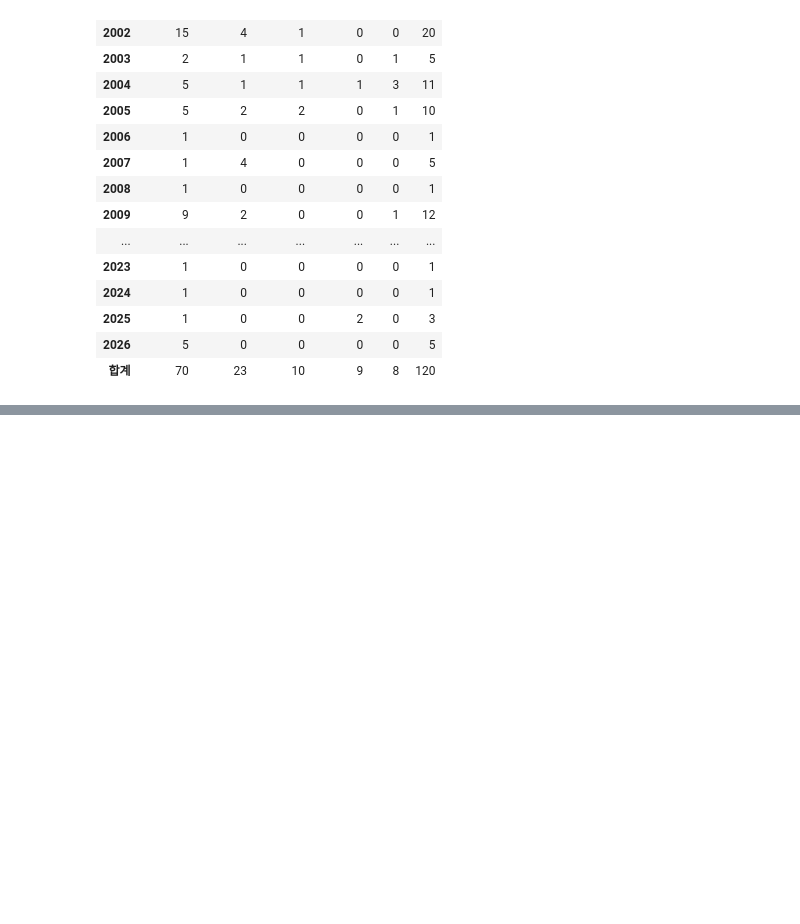
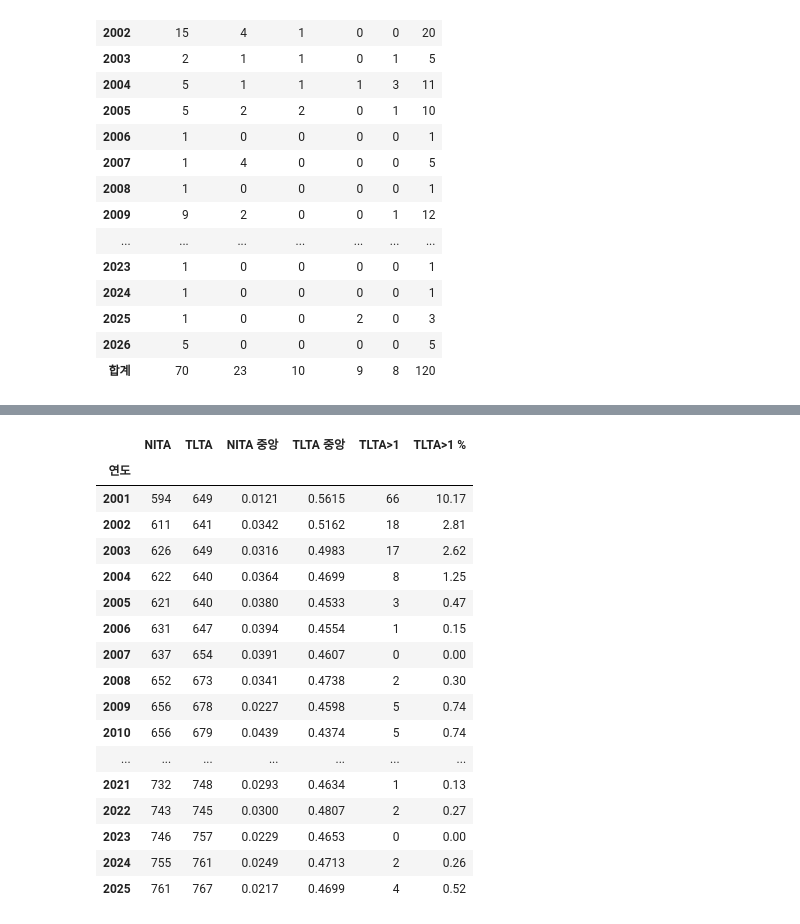
Before and after one commit to Seanjeon0220/project, a Jupyter notebook: quant/fVoL/kospi/delisted.ipynb, the cells around one changed output, grey strips where cells are left out. Drawn from its saved outputs; the diff is of its cells as text; code cells hidden in the pictures; blank space fills up the shorter version.

Commit message:
data_0720

```diff
--- a/quant/fVoL/kospi/delisted.ipynb
+++ b/quant/fVoL/kospi/delisted.ipynb
@@ -335,0 +1745,74 @@ display(byyr)
+# %%
+# 6
+
+YR0, YR1 = 2001, 2025
+
+fin = pd.read_parquet('financials.parquet')
+fin['date'] = pd.to_datetime(fin['date'])
+fin = fin.sort_values(['code', 'date']).reset_index(drop=True)
+
+pq = pd.PeriodIndex(fin['date'], freq='Q')
+fin['qtr'] = pq
+fin['qidx'] = pq.year * 4 + (pq.quarter - 1)
+
+g = fin.groupby('code', sort=False)
+ok4 = (fin['qidx'] - g['qidx'].shift(3)) == 3
+fin['ibq_ttm'] = np.where(
+    ok4, g['ibq'].apply(lambda x: x.rolling(4, min_periods=4).sum())
+    .reset_index(level=0, drop=True), np.nan)
+
+acc = fin[fin['qtr'].dt.quarter == 2][
+    ['code', 'qtr', 'ibq_ttm', 'ltq', 'atq', 'seqq']].copy()
+acc['year'] = acc['qtr'].dt.year
+den = acc['atq'].where(acc['atq'] > 0)
+acc['NITA'] = acc['ibq_ttm'] / den
+acc['TLTA'] = acc['ltq'] / den
+acc['atq_pos'] = acc['atq'].gt(0).astype(int)
+acc = acc[(acc['year'] >= YR0) & (acc['year'] <= YR1)]
+acc = acc[['code', 'year', 'NITA', 'TLTA', 'ibq_ttm', 'ltq', 'atq', 'seqq', 'atq_pos']]
+acc = acc.sort_values(['code', 'year']).reset_index(drop=True)
+acc.to_parquet('accvars.parquet')
+
+spec = pd.DataFrame({
+    '정의': ['TTM 순이익 / 총자산', '총부채 / 총자산'],
+    '분자': ['ibq 4분기 합 (연속 4분기 요건)', 'ltq'],
+    '분모': ['atq (>0 조건)', 'atq (>0 조건)'],
+    '기준 시점': ['2분기 (6월말)', '2분기 (6월말)'],
+    '유효': [int(acc['NITA'].notna().sum()), int(acc['TLTA'].notna().sum())],
+    '결측': [int(acc['NITA'].isna().sum()), int(acc['TLTA'].isna().sum())]},
+    index=pd.Index(['NITA', 'TLTA'], name='변수'))
+display(spec)
+
+desc = acc[['NITA', 'TLTA']].describe(
+    percentiles=[.01, .05, .25, .5, .75, .95, .99]).T
+desc.index.name = '변수'
+display(desc.round(4))
+
+na = pd.DataFrame({
+    '건수': [len(acc), int(acc['atq'].isna().sum()), int(acc['atq'].le(0).sum()),
+            int(acc['ibq_ttm'].isna().sum()), int(acc['ltq'].isna().sum()),
+            int(acc['NITA'].isna().sum()), int(acc['TLTA'].isna().sum())]},
+    index=pd.Index(['전체 종목-연도', 'atq 결측', 'atq ≤ 0', 'ibq_ttm 결측 (4분기 미충족)',
+                    'ltq 결측', 'NITA 결측', 'TLTA 결측'], name='결측 원인'))
+na['비율 %'] = (na['건수'] / len(acc) * 100).round(2)
+display(na)
+
+byyr = acc.groupby('year').agg(
+    NITA=('NITA', lambda s: int(s.notna().sum())),
+    TLTA=('TLTA', lambda s: int(s.notna().sum())))
+byyr['NITA 중앙'] = acc.groupby('year')['NITA'].median().round(4)
+byyr['TLTA 중앙'] = acc.groupby('year')['TLTA'].median().round(4)
+byyr['TLTA>1'] = acc.groupby('year')['TLTA'].apply(lambda s: int((s > 1).sum()))
+byyr['TLTA>1 %'] = (byyr['TLTA>1'] / byyr['TLTA'] * 100).round(2)
+byyr.index.name = '연도'
+display(byyr)
+
+ov = pd.DataFrame({'값': [
+    len(acc), acc['code'].nunique(),
+    f"{int(acc['year'].min())}~{int(acc['year'].max())}",
+    int((acc['NITA'].notna() & acc['TLTA'].notna()).sum()),
+    int(acc['TLTA'].gt(1).sum())]},
+    index=pd.Index(['종목-연도 행', '종목', '기간', '두 변수 모두 유효',
+                'TLTA > 1 (완전자본잠식)'], name='항목'))
+display(ov)
+# %% [output]
@@ -335,0 +1836,18 @@ display(byyr)
+|  | NITA | TLTA | NITA 중앙 | TLTA 중앙 | TLTA>1 | TLTA>1 % |
+| 연도 |  |  |  |  |  |  |
+| 2001 | 594 | 649 | 0.0121 | 0.5615 | 66 | 10.17 |
+| 2002 | 611 | 641 | 0.0342 | 0.5162 | 18 | 2.81 |
+| 2003 | 626 | 649 | 0.0316 | 0.4983 | 17 | 2.62 |
+| 2004 | 622 | 640 | 0.0364 | 0.4699 | 8 | 1.25 |
+| 2005 | 621 | 640 | 0.0380 | 0.4533 | 3 | 0.47 |
+| 2006 | 631 | 647 | 0.0394 | 0.4554 | 1 | 0.15 |
+| 2007 | 637 | 654 | 0.0391 | 0.4607 | 0 | 0.00 |
+| 2008 | 652 | 673 | 0.0341 | 0.4738 | 2 | 0.30 |
+| 2009 | 656 | 678 | 0.0227 | 0.4598 | 5 | 0.74 |
+| 2010 | 656 | 679 | 0.0439 | 0.4374 | 5 | 0.74 |
+| ... | ... | ... | ... | ... | ... | ... |
+| 2021 | 732 | 748 | 0.0293 | 0.4634 | 1 | 0.13 |
+| 2022 | 743 | 745 | 0.0300 | 0.4807 | 2 | 0.27 |
+| 2023 | 746 | 757 | 0.0229 | 0.4653 | 0 | 0.00 |
+| 2024 | 755 | 761 | 0.0249 | 0.4713 | 2 | 0.26 |
+| 2025 | 761 | 767 | 0.0217 | 0.4699 | 4 | 0.52 |
```
Also changed, not shown: parts of 22 cells of this notebook.
